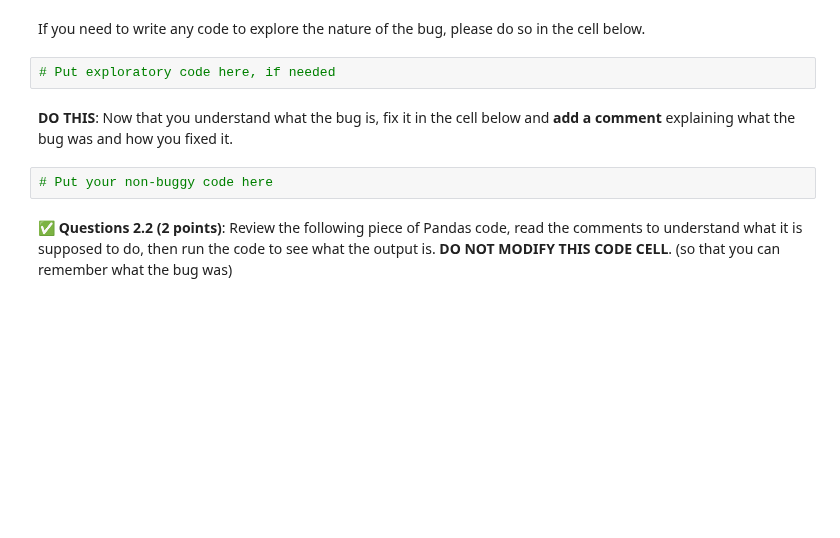
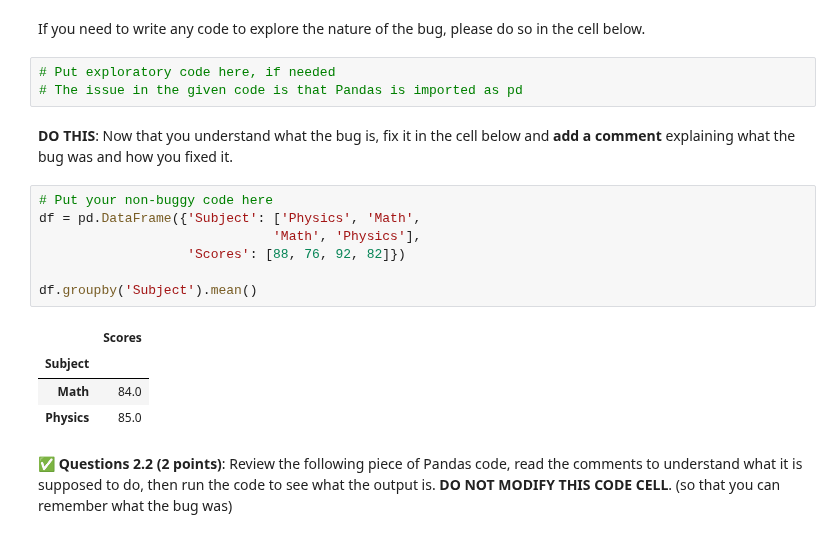
Before and after one commit to burririt/CMSE202-s25-turnin, a Jupyter notebook: hw-01/HW-01_GitPracticeDebuggingPythonPackagesAndClasses-SS25-STUDENT.ipynb, the cells around one changed output. Cells and saved outputs as stored; diff of their text form; blank space fills up the shorter version.

```diff
--- a/hw-01/HW-01_GitPracticeDebuggingPythonPackagesAndClasses-SS25-STUDENT.ipynb
+++ b/hw-01/HW-01_GitPracticeDebuggingPythonPackagesAndClasses-SS25-STUDENT.ipynb
@@ -214,10 +233,21 @@ df.groupby('Subject').mean()
 If you need to write any code to explore the nature of the bug, please do so in the cell below.
 # %%
 # Put exploratory code here, if needed
+# The issue in the given code is that Pandas is imported as pd
 # %% [markdown]
 **DO THIS**: Now that you understand what the bug is, fix it in the cell below and **add a comment** explaining what the bug was and how you fixed it.
 # %%
 # Put your non-buggy code here
+df = pd.DataFrame({'Subject': ['Physics', 'Math',
+                              'Math', 'Physics'],
+                   'Scores': [88, 76, 92, 82]})
+
+df.groupby('Subject').mean()
+# %% [output]
+|  | Scores |
+| Subject |  |
+| Math | 84.0 |
+| Physics | 85.0 |
 # %% [markdown]
 &#9989; **Questions 2.2 (2 points)**: Review the following piece of Pandas code, read the comments to understand what it is supposed to do, then run the code to see what the output is. **DO NOT MODIFY THIS CODE CELL**. (so that you can remember what the bug was)
 # %%
```
Also changed, not shown: parts of 18 cells of this notebook.
